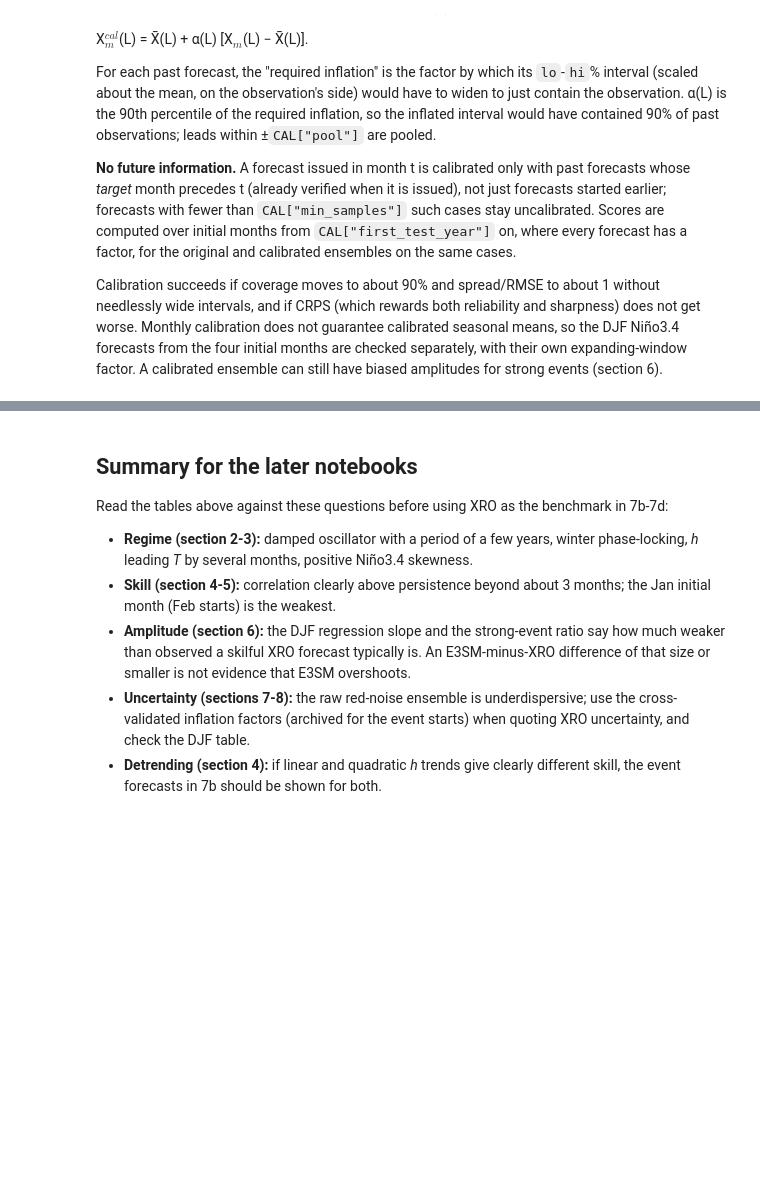
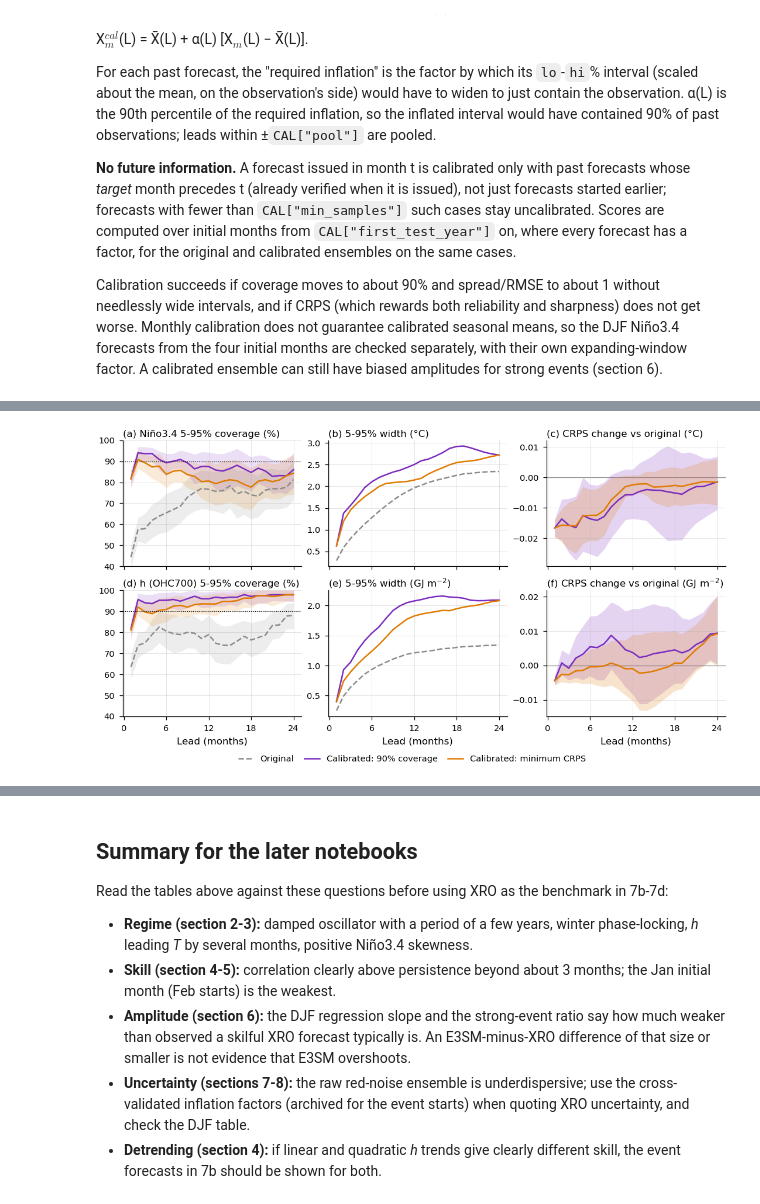
Before and after one commit to zhangshixuan1987/work_package, a Jupyter notebook: e3sm_s2d_proc/diagnostic/7a_xro_validation.ipynb, the cells around one changed output, grey strips where cells are left out. Drawn from its saved outputs; the diff is of its cells as text; code cells hidden in the pictures; blank space fills up the shorter version.

```diff
--- a/e3sm_s2d_proc/diagnostic/7a_xro_validation.ipynb
+++ b/e3sm_s2d_proc/diagnostic/7a_xro_validation.ipynb
@@ -655,0 +705,96 @@ print(OUTDIR / "XRO_inflation_factors_event_starts.csv")
+# %%
+BOOT = {"n": 1000, "seed": 7}
+METHODS = ("original", "coverage", "crps")
+METHOD_STYLE = {"original": {"color": "0.55", "ls": "--", "label": "Original"},
+                "coverage": {"color": COLORS["XRO"], "label": "Calibrated: 90% coverage"},
+                "crps": {"color": "#e07a00", "label": "Calibrated: minimum CRPS"}}
+rng = np.random.default_rng(BOOT["seed"])
+test_years = pd.DatetimeIndex(stoch["init"].values[test]).year.values
+year_groups = [np.flatnonzero(test_years == y) for y in np.unique(test_years)]
+boot_idx = [np.concatenate([year_groups[g] for g in rng.integers(0, len(year_groups), len(year_groups))])
+            for _ in range(BOOT["n"])]
+
+
+def boot_mean(a):
+    """Mean over init and its year-block bootstrap 95% interval; a: (init, lead) array with NaN."""
+    a = np.asarray(a, float)
+    with np.errstate(all="ignore"):
+        bs = np.array([np.nanmean(a[idx], axis=0) for idx in boot_idx])
+    return np.nanmean(a, axis=0), np.nanpercentile(bs, [2.5, 97.5], axis=0)
+
+
+REFINE = {}
+for var in SKILL_VARS:
+    ens, o = stoch[var], OBS_GRID[var]
+    C = xc.crps_scaled(ens, o)
+    alphas = {"coverage": CAL_RESULTS[var]["alpha"],
+              "crps": xr.concat([xc.inflation_factors_crps(C, t, pool=CAL["pool"], min_samples=CAL["min_samples"])[0]
+                                 for t in stoch["init"].values], dim="init").assign_coords(init=stoch["init"])}
+    e_t, o_t = ens.isel(init=test), o.isel(init=test)
+    ok = o_t.notnull() & alphas["coverage"].isel(init=test).notnull() & alphas["crps"].isel(init=test).notnull()
+    res = {"alpha": alphas}
+    for name in METHODS:
+        e = e_t if name == "original" else xc.inflate(e_t, alphas[name].isel(init=test))
+        ql = e.quantile(lo / 100, "member").drop_vars("quantile")
+        qh = e.quantile(hi / 100, "member").drop_vars("quantile")
+        inside = ((o_t >= ql) & (o_t <= qh)).astype(float).where(ok)
+        res[name] = {"coverage": boot_mean(inside.values), "width": boot_mean((qh - ql).where(ok).values),
+                     "crps": xc.crps_ensemble(e, o_t).where(ok)}
+    for name in ("coverage", "crps"):
+        res[name]["dcrps"] = boot_mean((res[name]["crps"] - res["original"]["crps"]).values)
+    REFINE[var] = res
+
+L = stoch["lead"].values
+fig, axes = plt.subplots(2, 3, figsize=(pf.WIDTH["double"], 3.9), sharex=True)
+for r_, var in enumerate(SKILL_VARS):
+    ax = axes[r_, 0]
+    for name in METHODS:
+        m, ci = REFINE[var][name]["coverage"]
+        ax.fill_between(L[1:], 100 * ci[0][1:], 100 * ci[1][1:], color=METHOD_STYLE[name]["color"], alpha=0.15, lw=0)
+        ax.plot(L[1:], 100 * m[1:], **METHOD_STYLE[name])
+    ax.axhline(100 * NOMINAL, color="k", lw=0.6, ls=":")
+    ax.set_ylim(40, 100)
+    pf.panel_label(ax, 3 * r_, f"{xc.short(var)} {lo}-{hi}% coverage (%)")
+    ax = axes[r_, 1]
+    for name in METHODS:
+        ax.plot(L[1:], REFINE[var][name]["width"][0][1:], **METHOD_STYLE[name])
+    pf.panel_label(ax, 3 * r_ + 1, f"{lo}-{hi}% width ({xc.UNITS[var]})")
+    ax = axes[r_, 2]
+    for name in ("coverage", "crps"):
+        m, ci = REFINE[var][name]["dcrps"]
+        ax.fill_between(L[1:], ci[0][1:], ci[1][1:], color=METHOD_STYLE[name]["color"], alpha=0.2, lw=0)
+        ax.plot(L[1:], m[1:], **METHOD_STYLE[name])
+    pf.zero_line(ax)
+    pf.panel_label(ax, 3 * r_ + 2, f"CRPS change vs original ({xc.UNITS[var]})")
+for ax in axes.flat:
+    ax.set_xticks(range(0, VALID["n_month"] + 1, 6))
+    ax.grid(True)
+for ax in axes[1]:
+    ax.set_xlabel("Lead (months)")
+pf.legend_below(fig, ax=axes[0, 0], ncol=3)
+pf.save(fig, NOTEBOOK, "xro", "calibration_objective_comparison")
+plt.show()
+
+
+def fmt(m, ci, scale=1, nd=1):
+    return f"{scale * m:.{nd}f} [{scale * ci[0]:.{nd}f}, {scale * ci[1]:.{nd}f}]"
+
+
+rows = []
+for var in SKILL_VARS:
+    for lead in (3, 6, 12):
+        row = {"variable": xc.short(var), "lead": lead}
+        for name in METHODS:
+            m, ci = REFINE[var][name]["coverage"]
+            row[f"coverage {name} (%)"] = fmt(m[lead], ci[:, lead], 100)
+            row[f"width {name}"] = round(float(REFINE[var][name]["width"][0][lead]), 2)
+        for name in ("coverage", "crps"):
+            m, ci = REFINE[var][name]["dcrps"]
+            row[f"ΔCRPS {name}"] = fmt(m[lead], ci[:, lead], nd=3)
+        row["alpha crps (2026-01 issue)"] = float(REFINE[var]["alpha"]["crps"].sel(init="2025-12-01", lead=lead)) \
+            if np.datetime64("2025-12-01") in stoch["init"].values else np.nan
+        rows.append(row)
+objective_table = pd.DataFrame(rows).set_index(["variable", "lead"])
+objective_table.to_csv(OUTDIR / "XRO_calibration_objective_comparison.csv")
+display(objective_table.T)
+# %% [output]
@@ -655,0 +803 @@ print(OUTDIR / "XRO_inflation_factors_event_starts.csv")
+[figure, added]
```
Also changed, not shown: parts of 11 cells of this notebook, 3 other files.
